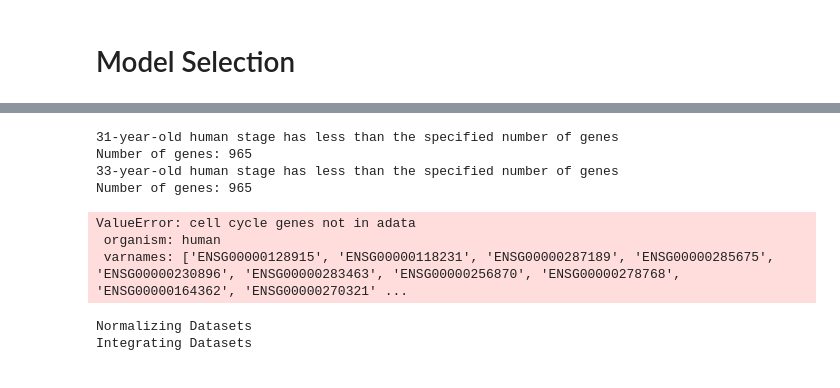
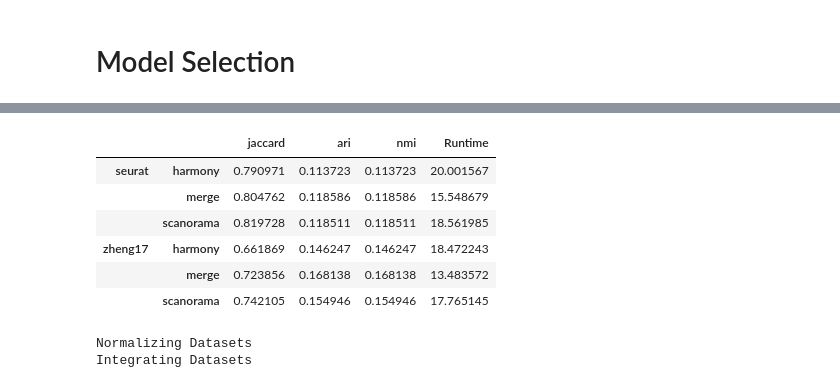
Before and after one commit to mushu-bytes/scRNAseq-benchmarking, a Jupyter notebook: integration_demo.ipynb, the cells around one changed output, grey strips where cells are left out. Cells and saved outputs as stored; diff of their text form; code cells hidden in the pictures.

```diff
--- a/integration_demo.ipynb
+++ b/integration_demo.ipynb
@@ -196,15 +228,13 @@ concat = ad.concat(datasets)
-# %%
-from scprocessing.metrics import cell_type_stats
-
-cell_type_stats(brca_res, concat)
-# %% [output]
-31-year-old human stage has less than the specified number of genes
-Number of genes: 965
-33-year-old human stage has less than the specified number of genes
-Number of genes: 965
-ValueError: cell cycle genes not in adata
- organism: human
- varnames: ['ENSG00000128915', 'ENSG00000118231', 'ENSG00000287189', 'ENSG00000285675', 'ENSG00000230896', 'ENSG00000283463', 'ENSG00000256870', 'ENSG00000278768', 'ENSG00000164362', 'ENSG00000270321' ...
+# %%
+report_brca
+# %% [output]
+|  |  | jaccard | ari | nmi | Runtime |
+| seurat | harmony | 0.790971 | 0.113723 | 0.113723 | 20.001567 |
+|  | merge | 0.804762 | 0.118586 | 0.118586 | 15.548679 |
+|  | scanorama | 0.819728 | 0.118511 | 0.118511 | 18.561985 |
+| zheng17 | harmony | 0.661869 | 0.146247 | 0.146247 | 18.472243 |
+|  | merge | 0.723856 | 0.168138 | 0.168138 | 13.483572 |
+|  | scanorama | 0.742105 | 0.154946 | 0.154946 | 17.765145 |
 # %%
 select = SelectPipeline(normalization=["zheng17", "seurat"], integration=["merge", "harmony", "scanorama"])
 # %%
```
Also changed, not shown: parts of 4 cells of this notebook, 2 other files.
